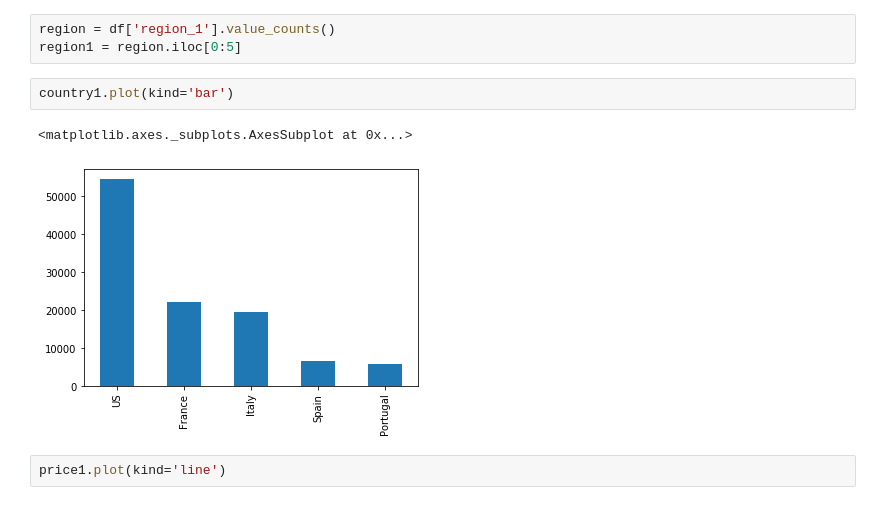
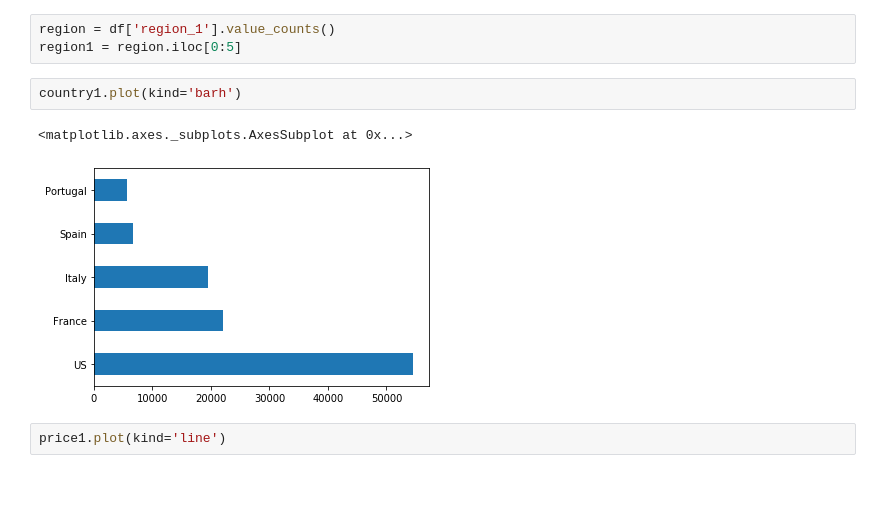
Before and after one commit to michaelweikman/WineDataAnalysis, a Jupyter notebook: Analysis/Wine_data.ipynb, the cells around one changed output. Drawn from its saved outputs; the diff is of its cells as text.

Commit message:
updated graphs

```diff
--- a/Analysis/Wine_data.ipynb
+++ b/Analysis/Wine_data.ipynb
@@ -61,10 +61,10 @@ price1 = price.iloc[0:5]
 region = df['region_1'].value_counts()
 region1 = region.iloc[0:5]
 # %%
-country1.plot(kind='bar')
+country1.plot(kind='barh')
 # %% [output]
 <matplotlib.axes._subplots.AxesSubplot at 0x...>
-[figure, old version]
+[figure, new version]
 # %%
 price1.plot(kind='line')
 # %% [output]
```
Also changed, not shown: parts of 3 cells of this notebook.
